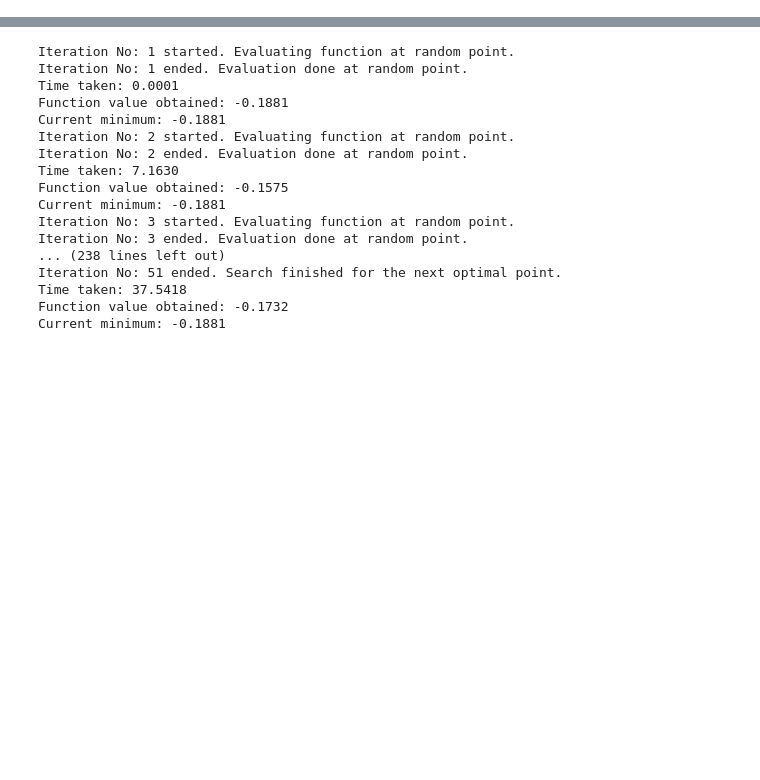
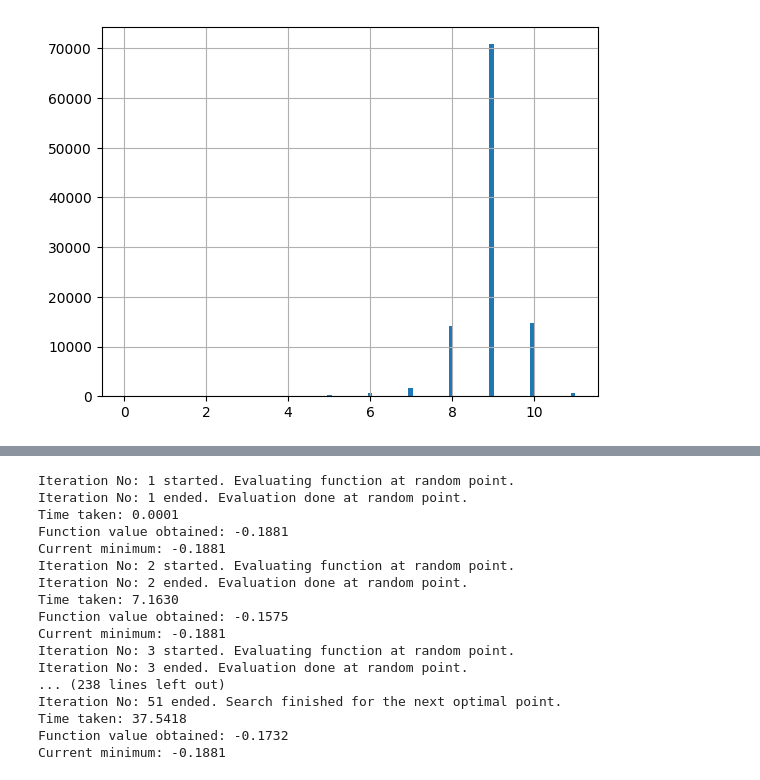
Before and after one commit to hrmerrill/kaggle-prediction-interval-birthweight, a Jupyter notebook: notebooks/testing.ipynb, the cells around one changed output, grey strips where cells are left out. Drawn from its saved outputs; the diff is of its cells as text; code cells hidden in the pictures; blank space fills up the shorter version.

```diff
--- a/notebooks/testing.ipynb
+++ b/notebooks/testing.ipynb
@@ -45,3 +45,14 @@ def plot_result(obs, lower, upper, lower_new, upper_new):
 # %%
 data = pd.read_csv("~/dev/data/kaggle-prediction-interval-birthweight/train.csv")
 data_test = pd.read_csv("~/dev/data/kaggle-prediction-interval-birthweight/test.csv")
+# %%
+data["gestation_time"] = np.where(
+    data["DLMP_MM"] != 99, data["DOB_MM"] - data["DLMP_MM"], np.nan
+)
+data["gestation_time"] = np.where(
+    data["gestation_time"] < 0, data["gestation_time"] + 12, data["gestation_time"]
+)
+data["gestation_time"].hist(bins=100)
+plt.show()
+# %% [output]
+[figure, added]
```
Also changed, not shown: parts of 1 cell of this notebook, 3 other files.
